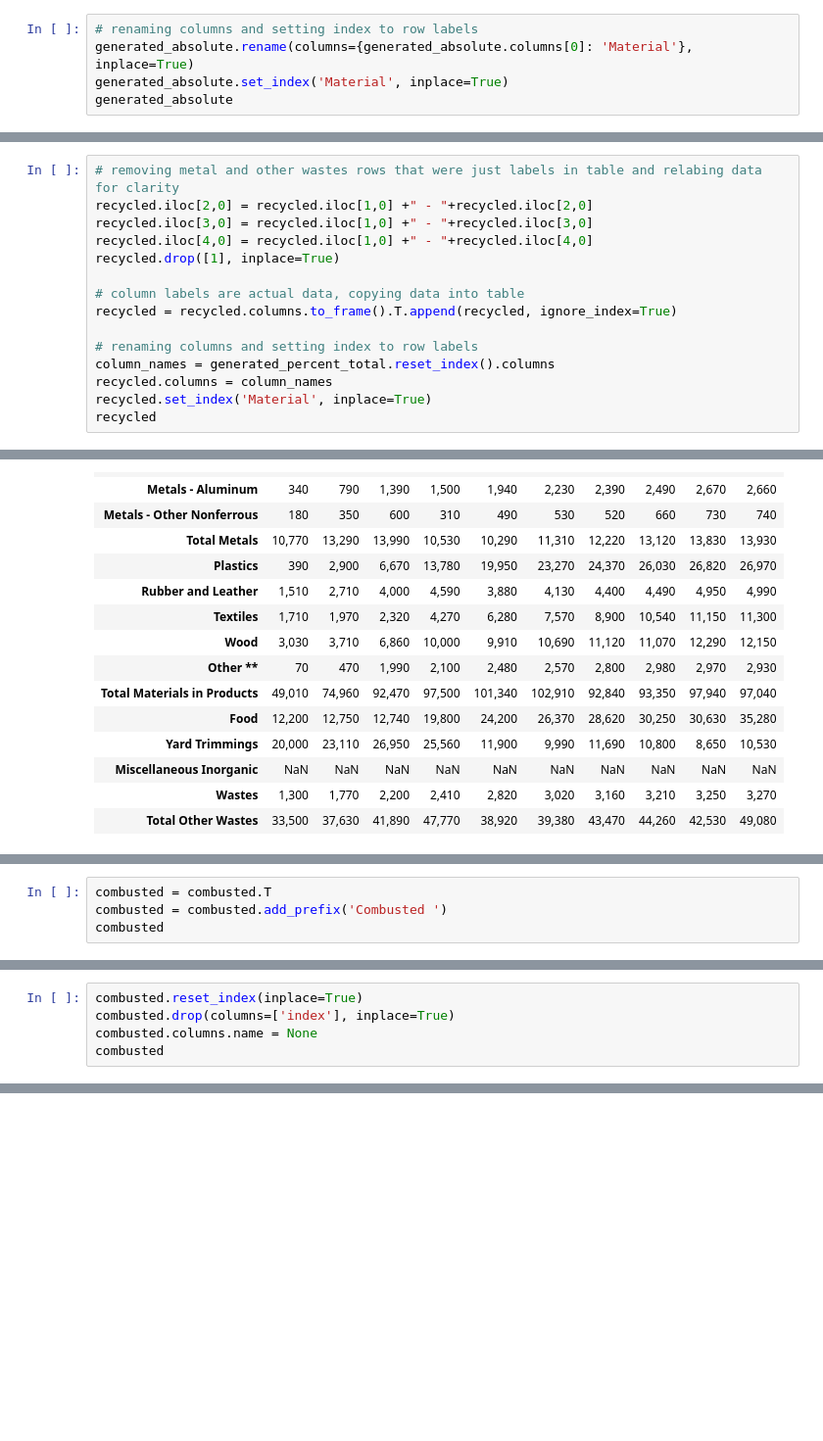
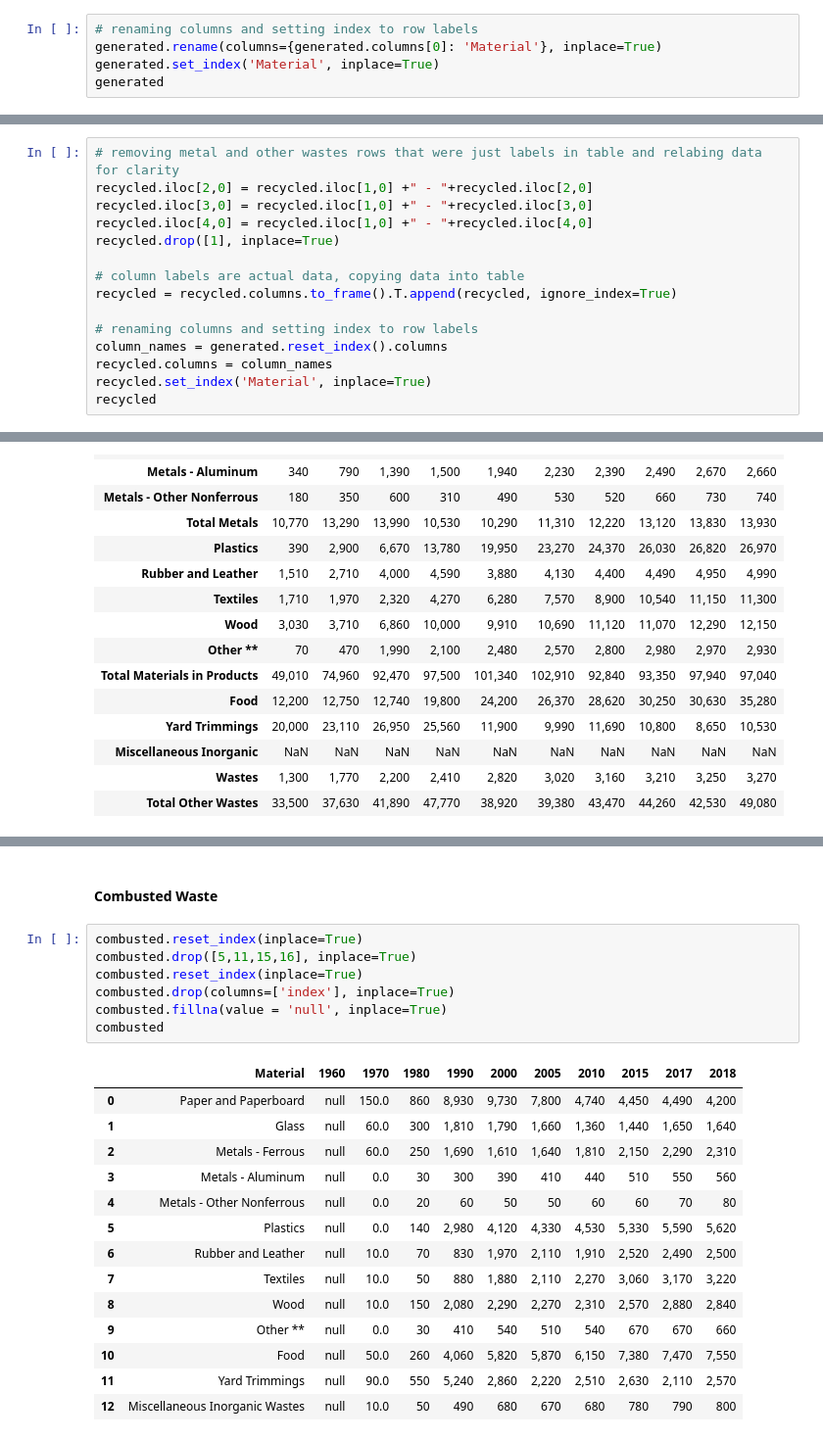
Before and after one commit to nonlocal-lia/food_waste, a Jupyter notebook: data/extract_data.ipynb, the cells around one changed output, grey strips where cells are left out. Shown at 98% size. Cells and saved outputs as stored; diff of their text form; blank space fills up the shorter version.

```diff
--- a/data/extract_data.ipynb
+++ b/data/extract_data.ipynb
@@ -383,8 +351,8 @@ generated_absolute.drop([2,13], inplace=True)
 # %%
 # renaming columns and setting index to row labels
-generated_absolute.rename(columns={generated_absolute.columns[0]: 'Material'}, inplace=True)
-generated_absolute.set_index('Material', inplace=True)
-generated_absolute
+generated.rename(columns={generated.columns[0]: 'Material'}, inplace=True)
+generated.set_index('Material', inplace=True)
+generated
 # %% [output]
 |  | 1960 | 1970 | 1980 | 1990 | 2000 | 2005 | 2010 | 2015 | 2017 | 2018 |
 | Material |  |  |  |  |  |  |  |  |  |  |
@@ -489,7 +400,7 @@ recycled.drop([1], inplace=True)
 recycled = recycled.columns.to_frame().T.append(recycled, ignore_index=True)
 
 # renaming columns and setting index to row labels
-column_names = generated_percent_total.reset_index().columns
+column_names = generated.reset_index().columns
 recycled.columns = column_names
 recycled.set_index('Material', inplace=True)
 recycled
@@ -942,4 +548,0 @@ composted
-# %%
-combusted = combusted.T
-combusted = combusted.add_prefix('Combusted ')
-combusted
@@ -1008,5 +548,0 @@ composted
-# %%
-combusted.reset_index(inplace=True)
-combusted.drop(columns=['index'], inplace=True)
-combusted.columns.name = None
-combusted
@@ -1113,0 +740,24 @@ len(merged.columns)
+# %% [markdown]
+#### Combusted Waste
+# %%
+combusted.reset_index(inplace=True)
+combusted.drop([5,11,15,16], inplace=True)
+combusted.reset_index(inplace=True)
+combusted.drop(columns=['index'], inplace=True)
+combusted.fillna(value = 'null', inplace=True)
+combusted
+# %% [output]
+|  | Material | 1960 | 1970 | 1980 | 1990 | 2000 | 2005 | 2010 | 2015 | 2017 | 2018 |
+| 0 | Paper and Paperboard | null | 150.0 | 860 | 8,930 | 9,730 | 7,800 | 4,740 | 4,450 | 4,490 | 4,200 |
+| 1 | Glass | null | 60.0 | 300 | 1,810 | 1,790 | 1,660 | 1,360 | 1,440 | 1,650 | 1,640 |
+| 2 | Metals - Ferrous | null | 60.0 | 250 | 1,690 | 1,610 | 1,640 | 1,810 | 2,150 | 2,290 | 2,310 |
+| 3 | Metals - Aluminum | null | 0.0 | 30 | 300 | 390 | 410 | 440 | 510 | 550 | 560 |
+| 4 | Metals - Other Nonferrous | null | 0.0 | 20 | 60 | 50 | 50 | 60 | 60 | 70 | 80 |
+| 5 | Plastics | null | 0.0 | 140 | 2,980 | 4,120 | 4,330 | 4,530 | 5,330 | 5,590 | 5,620 |
+| 6 | Rubber and Leather | null | 10.0 | 70 | 830 | 1,970 | 2,110 | 1,910 | 2,520 | 2,490 | 2,500 |
+| 7 | Textiles | null | 10.0 | 50 | 880 | 1,880 | 2,110 | 2,270 | 3,060 | 3,170 | 3,220 |
+| 8 | Wood | null | 10.0 | 150 | 2,080 | 2,290 | 2,270 | 2,310 | 2,570 | 2,880 | 2,840 |
+| 9 | Other ** | null | 0.0 | 30 | 410 | 540 | 510 | 540 | 670 | 670 | 660 |
+| 10 | Food | null | 50.0 | 260 | 4,060 | 5,820 | 5,870 | 6,150 | 7,380 | 7,470 | 7,550 |
+| 11 | Yard Trimmings | null | 90.0 | 550 | 5,240 | 2,860 | 2,220 | 2,510 | 2,630 | 2,110 | 2,570 |
+| 12 | Miscellaneous Inorganic Wastes | null | 10.0 | 50 | 490 | 680 | 670 | 680 | 780 | 790 | 800 |
```
Also changed, not shown: parts of 111 cells of this notebook, 18 other files.
